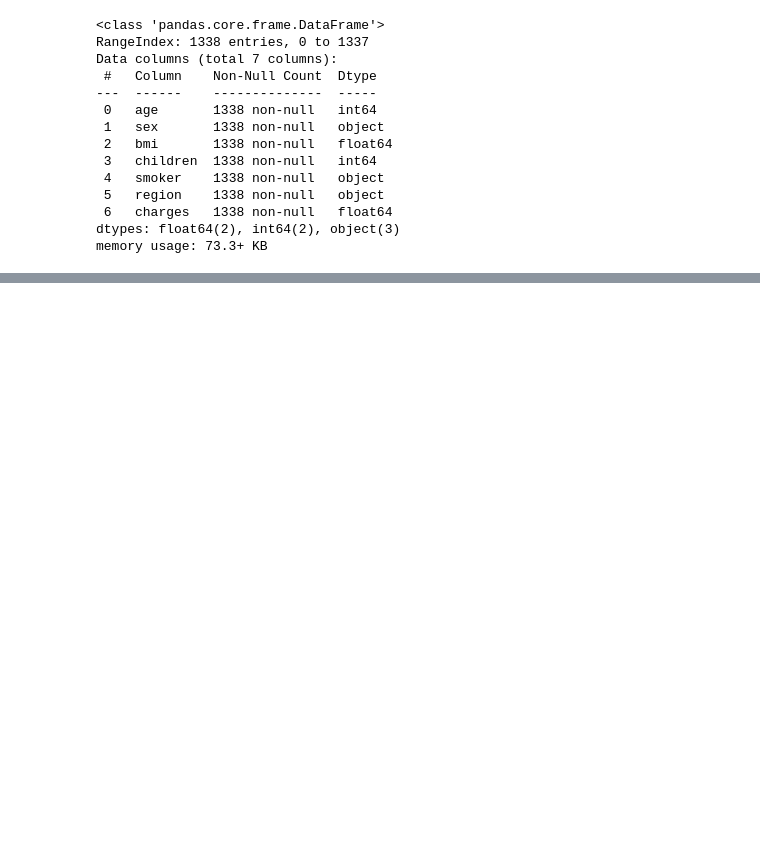
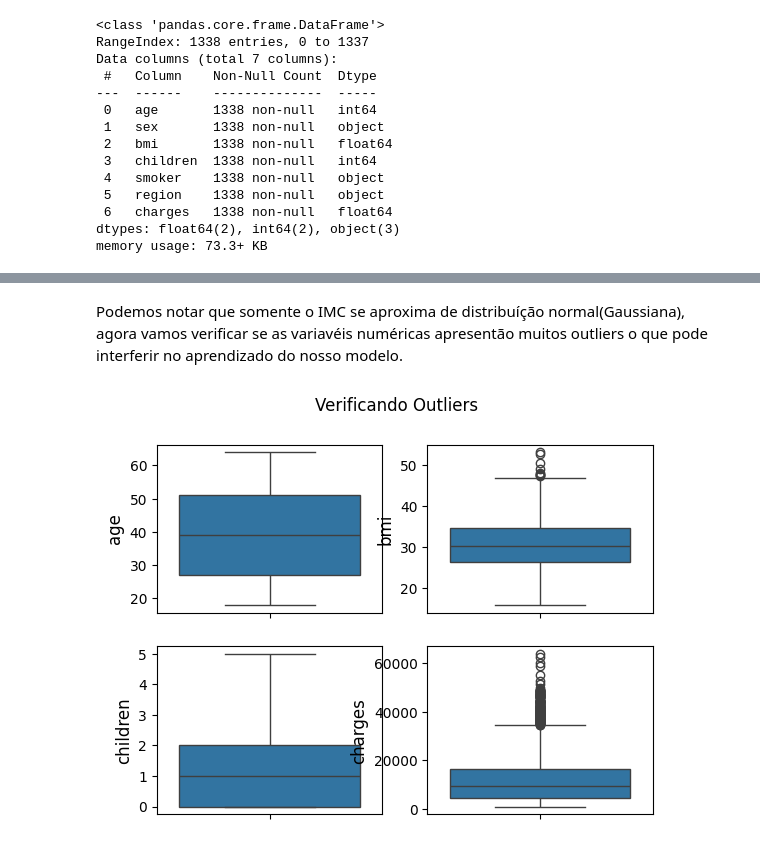
Before and after one commit to lucasfelipecdm/tech-challenge-fase-1, a Jupyter notebook: exploration/data_exploration.ipynb, the cells around one changed output, grey strips where cells are left out. Saved outputs shown, nothing was run; the diff lists cells and outputs as text; code cells hidden in the pictures; blank space fills up the shorter version.

```diff
--- a/exploration/data_exploration.ipynb
+++ b/exploration/data_exploration.ipynb
@@ -36,0 +133,20 @@ memory usage: 73.3+ KB
+# %% [markdown]
+Podemos notar que somente o IMC se aproxima de distribuíção normal(Gaussiana), agora vamos verificar se as variavéis numéricas apresentão muitos outliers o que pode interferir no aprendizado do nosso modelo.
+# %%
+plt.suptitle('Verificando Outliers')
+
+plt.subplot(2,2,1)
+sns.boxplot(dataset['age'])
+
+plt.subplot(2,2,2)
+sns.boxplot(dataset['bmi'])
+
+plt.subplot(2,2,3)
+sns.boxplot(dataset['children'])
+
+plt.subplot(2,2,4)
+sns.boxplot(dataset['charges'])
+
+plt.show()
+# %% [output]
+[figure, added]
```
Also changed, not shown: parts of 28 cells of this notebook.
